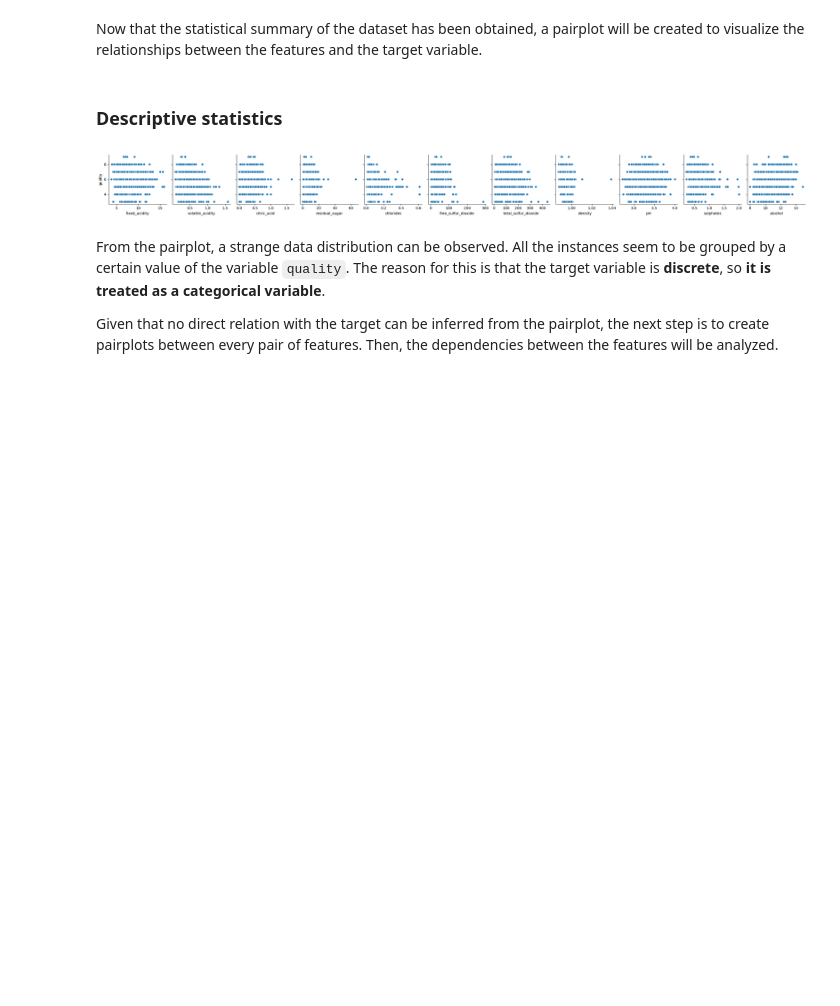
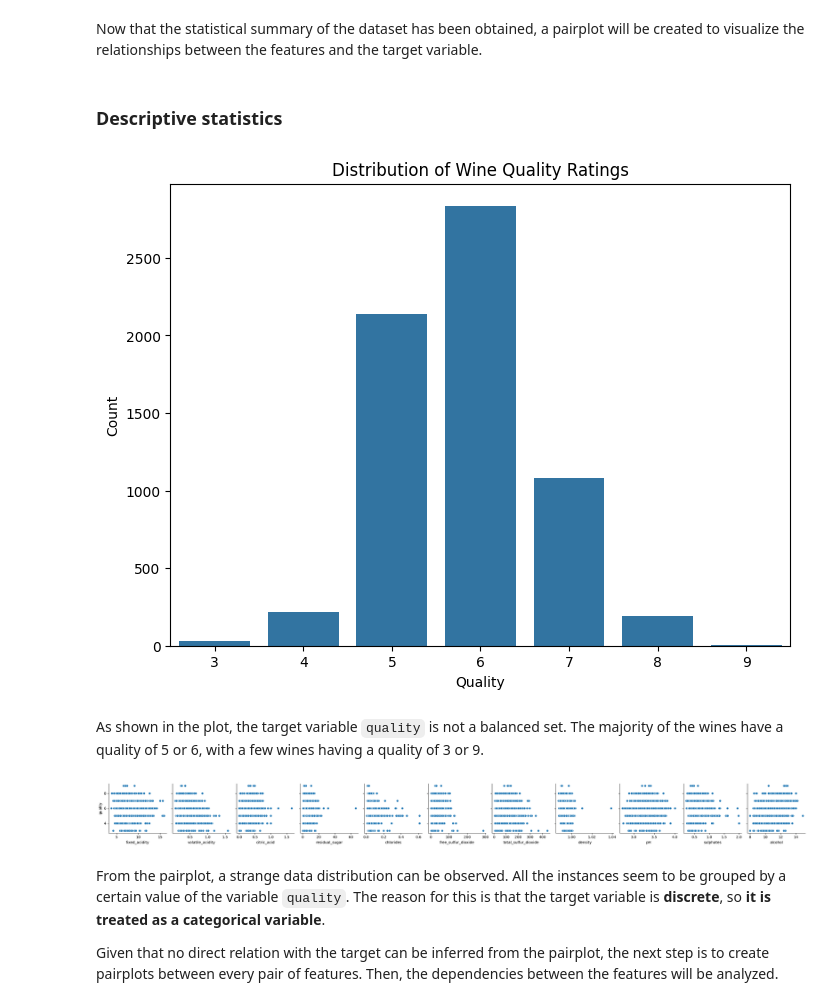
Before and after one commit to MiguelAruiz/MachineLearning-24-25-ProgressTasks, a Jupyter notebook: Progress_Task_1/Progress_Task_1.ipynb, the cells around one changed output. Saved outputs shown, nothing was run; the diff lists cells and outputs as text; code cells hidden in the pictures; blank space fills up the shorter version.

Commit message:
target variable distribution

```diff
--- a/Progress_Task_1/Progress_Task_1.ipynb
+++ b/Progress_Task_1/Progress_Task_1.ipynb
@@ -156,6 +156,17 @@ The target variable is:
 Now that the statistical summary of the dataset has been obtained, a pairplot will be created to visualize the relationships between the features and the target variable.
 # %% [markdown]
 ### Descriptive statistics
+# %%
+plt.figure(figsize=(8, 6))
+sns.countplot(x='quality', data=df_wine)
+plt.title("Distribution of Wine Quality Ratings")
+plt.xlabel("Quality")
+plt.ylabel("Count")
+plt.show()
+# %% [output]
+[figure, added]
+# %% [markdown]
+As shown in the plot, the target variable `quality` is not a balanced set. The majority of the wines have a quality of 5 or 6, with a few wines having a quality of 3 or 9.
 # %%
 sns.pairplot(df_wine, y_vars='quality',x_vars=df_wine.columns[:-1])
 plt.show()
```
